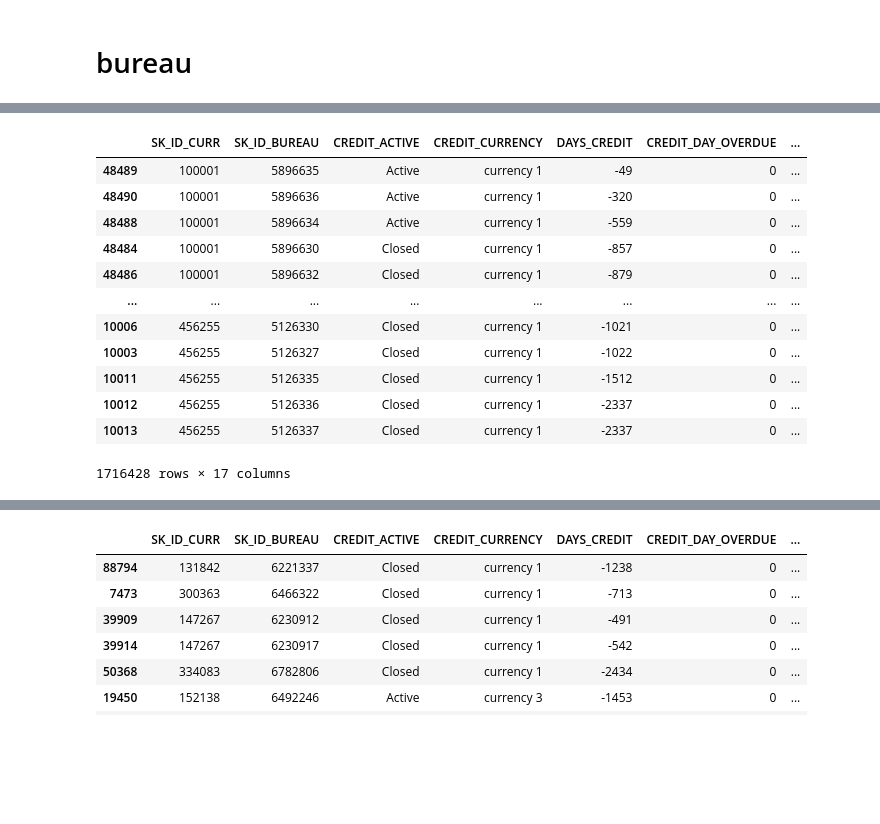
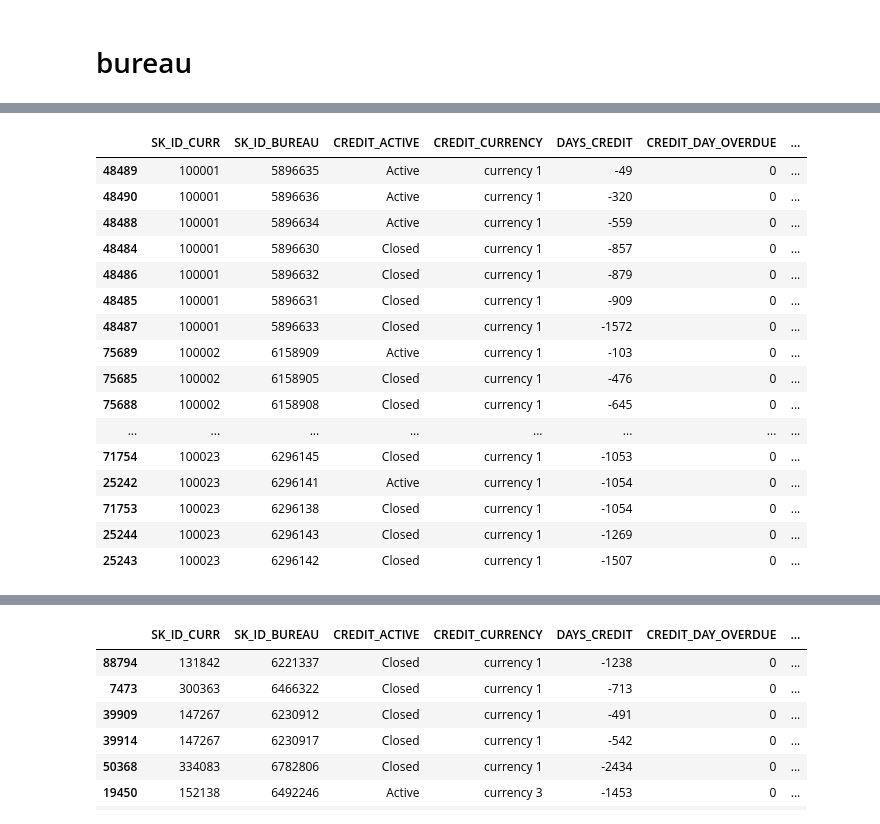
Before and after one commit to nguyenvietkhiemm/home_credit_default_risk, a Jupyter notebook: jupyter/501_EDA_bureau.ipynb, the cells around one changed output, grey strips where cells are left out. Cells and saved outputs as stored; diff of their text form; code cells hidden in the pictures; blank space fills up the shorter version.

Commit message:
bureau

```diff
--- a/jupyter/501_EDA_bureau.ipynb
+++ b/jupyter/501_EDA_bureau.ipynb
@@ -1,11 +1,25 @@
 # %%
 import pandas as pd
 import numpy as np
-import matplotlib as plt
+import matplotlib.pyplot as plt
 import seaborn as sns
 import importlib
+import gc
+import io
+import os
+from itertools import combinations
 
 from IPython.display import display
 pd.set_option('display.max_columns', 99)
 pd.set_option('display.max_rows', 200)
-pd.set_option('display.float_format', '{:.3f}'.format)
+
+pd.reset_option('display.float_format')
+pd.set_option('display.max_colwidth', None)
+
+from sitecustomize import ROOT # lib này được khởi tạo ban đầu dự án
+
+import helpers.view as view
+import helpers.EDA as EDA
+
+importlib.reload(view)
+importlib.reload(EDA)
@@ -43,16 +43,20 @@ des
 # %%
-bureau.sort_values(["SK_ID_CURR", "DAYS_CREDIT"], ascending=[True, False])
+bureau.sort_values(["SK_ID_CURR", "DAYS_CREDIT"], ascending=[True, False]).head(100)
 # %% [output]
 |  | SK_ID_CURR | SK_ID_BUREAU | CREDIT_ACTIVE | CREDIT_CURRENCY | DAYS_CREDIT | CREDIT_DAY_OVERDUE | ... |
 | 48489 | 100001 | 5896635 | Active | currency 1 | -49 | 0 | ... |
 | 48490 | 100001 | 5896636 | Active | currency 1 | -320 | 0 | ... |
 | 48488 | 100001 | 5896634 | Active | currency 1 | -559 | 0 | ... |
 | 48484 | 100001 | 5896630 | Closed | currency 1 | -857 | 0 | ... |
 | 48486 | 100001 | 5896632 | Closed | currency 1 | -879 | 0 | ... |
+| 48485 | 100001 | 5896631 | Closed | currency 1 | -909 | 0 | ... |
+| 48487 | 100001 | 5896633 | Closed | currency 1 | -1572 | 0 | ... |
+| 75689 | 100002 | 6158909 | Active | currency 1 | -103 | 0 | ... |
+| 75685 | 100002 | 6158905 | Closed | currency 1 | -476 | 0 | ... |
+| 75688 | 100002 | 6158908 | Closed | currency 1 | -645 | 0 | ... |
 | ... | ... | ... | ... | ... | ... | ... | ... |
-| 10006 | 456255 | 5126330 | Closed | currency 1 | -1021 | 0 | ... |
-| 10003 | 456255 | 5126327 | Closed | currency 1 | -1022 | 0 | ... |
-| 10011 | 456255 | 5126335 | Closed | currency 1 | -1512 | 0 | ... |
-| 10012 | 456255 | 5126336 | Closed | currency 1 | -2337 | 0 | ... |
-| 10013 | 456255 | 5126337 | Closed | currency 1 | -2337 | 0 | ... |
+| 71754 | 100023 | 6296145 | Closed | currency 1 | -1053 | 0 | ... |
+| 25242 | 100023 | 6296141 | Active | currency 1 | -1054 | 0 | ... |
+| 71753 | 100023 | 6296138 | Closed | currency 1 | -1054 | 0 | ... |
+| 25244 | 100023 | 6296143 | Closed | currency 1 | -1269 | 0 | ... |
+| 25243 | 100023 | 6296142 | Closed | currency 1 | -1507 | 0 | ... |
-1716428 rows × 17 columns
```
Also changed, not shown: parts of 9 cells of this notebook, 2 other files.
